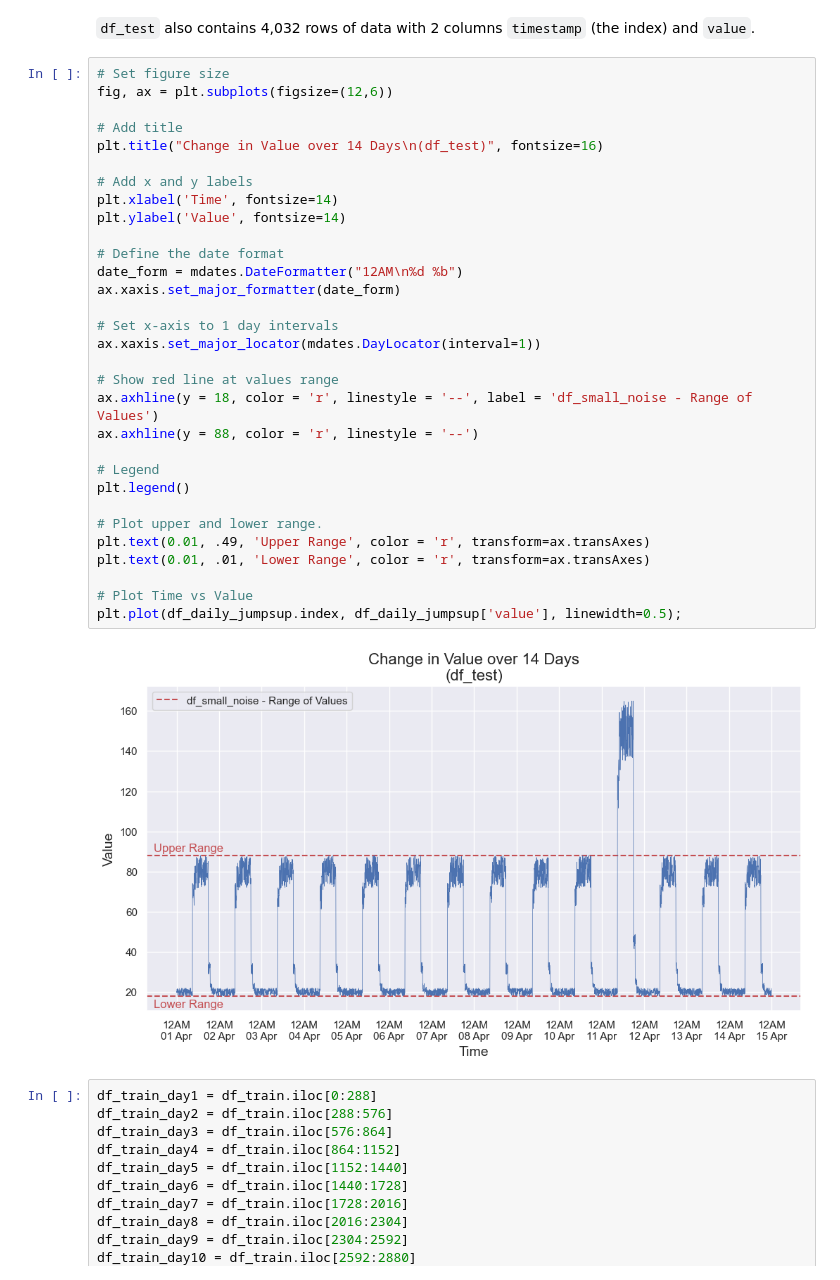
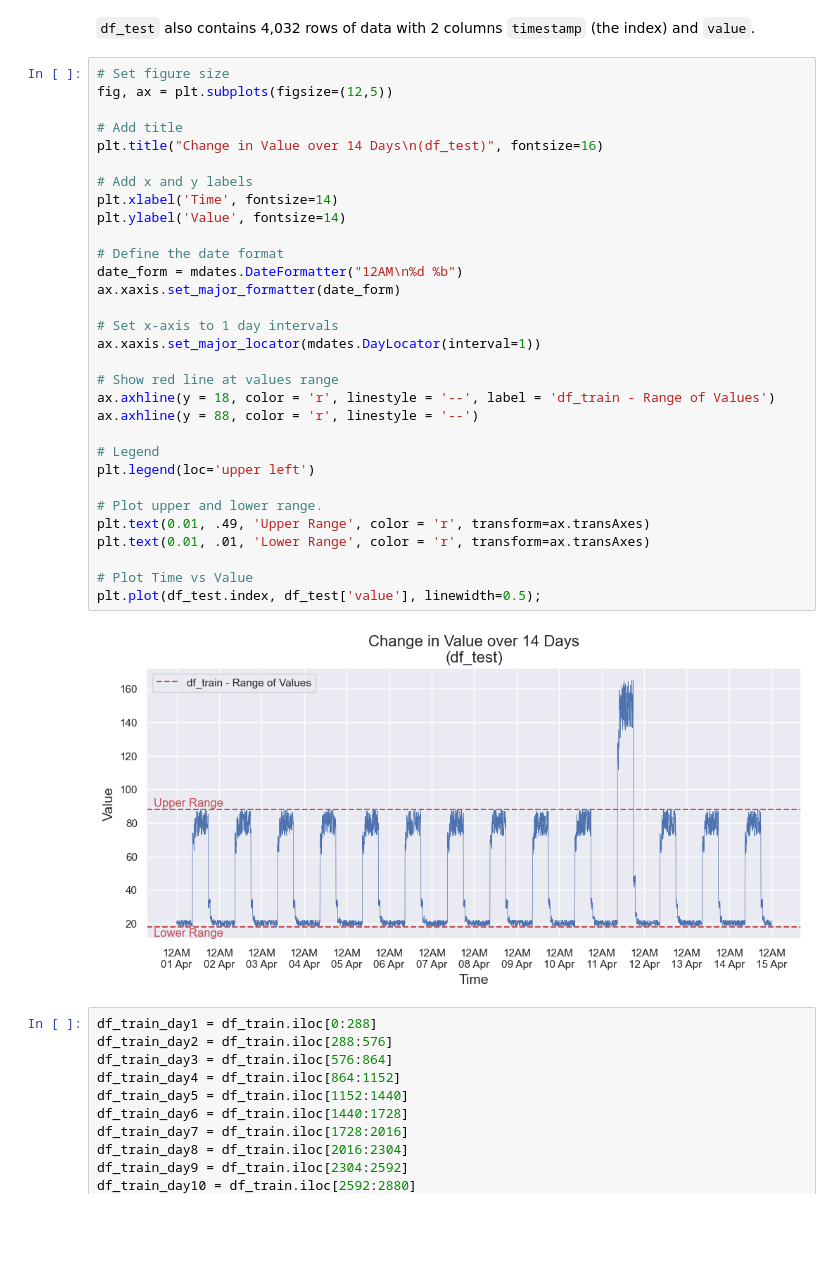
Before and after one commit to ShaneOG2/machstat-assessment, a Jupyter notebook: Practicals/Machine Learning Project Notebook.ipynb, the cells around one changed output. Drawn from its saved outputs; the diff is of its cells as text; blank space fills up the shorter version.

```diff
--- a/Practicals/Machine Learning Project Notebook.ipynb
+++ b/Practicals/Machine Learning Project Notebook.ipynb
@@ -241,37 +241,37 @@ df_test
 `df_test` also contains 4,032 rows of data with 2 columns `timestamp` (the index) and `value`.
 # %%
 # Set figure size
-fig, ax = plt.subplots(figsize=(12,6))
+fig, ax = plt.subplots(figsize=(12,5))
 
 # Add title
 plt.title("Change in Value over 14 Days\n(df_test)", fontsize=16)
 
 # Add x and y labels
 plt.xlabel('Time', fontsize=14)
 plt.ylabel('Value', fontsize=14)
 
 # Define the date format
 date_form = mdates.DateFormatter("12AM\n%d %b")
 ax.xaxis.set_major_formatter(date_form)
 
 # Set x-axis to 1 day intervals
 ax.xaxis.set_major_locator(mdates.DayLocator(interval=1))
 
 # Show red line at values range
-ax.axhline(y = 18, color = 'r', linestyle = '--', label = 'df_small_noise - Range of Values')
+ax.axhline(y = 18, color = 'r', linestyle = '--', label = 'df_train - Range of Values')
 ax.axhline(y = 88, color = 'r', linestyle = '--')
 
 # Legend
-plt.legend()
+plt.legend(loc='upper left')
 
 # Plot upper and lower range.
 plt.text(0.01, .49, 'Upper Range', color = 'r', transform=ax.transAxes)
 plt.text(0.01, .01, 'Lower Range', color = 'r', transform=ax.transAxes)
 
 # Plot Time vs Value
-plt.plot(df_daily_jumpsup.index, df_daily_jumpsup['value'], linewidth=0.5);
+plt.plot(df_test.index, df_test['value'], linewidth=0.5);
 # %% [output]
-[figure, old version]
+[figure, new version]
 # %%
 df_train_day1 = df_train.iloc[0:288]
 df_train_day2 = df_train.iloc[288:576]
```
Also changed, not shown: parts of 28 cells of this notebook.
